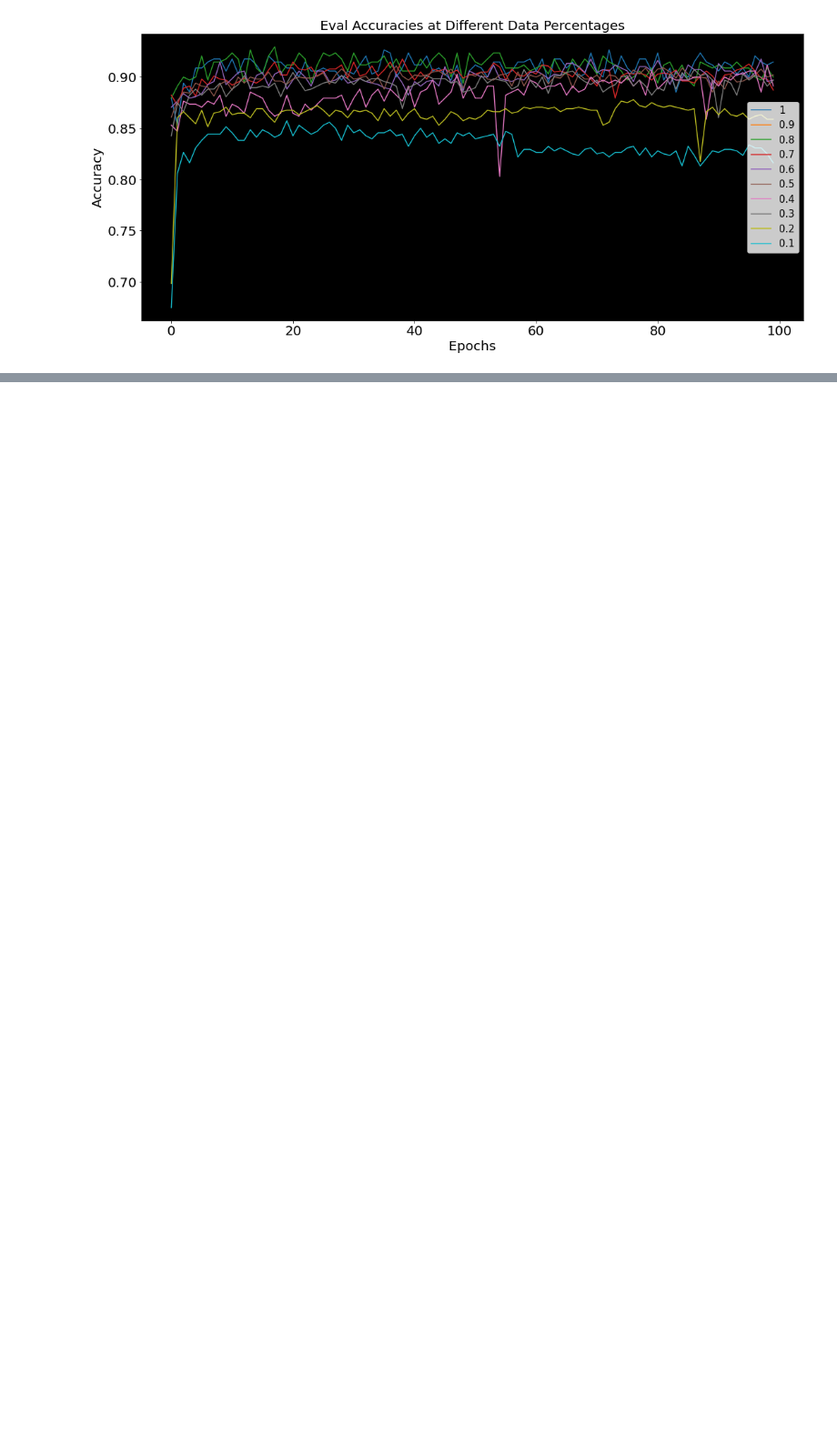
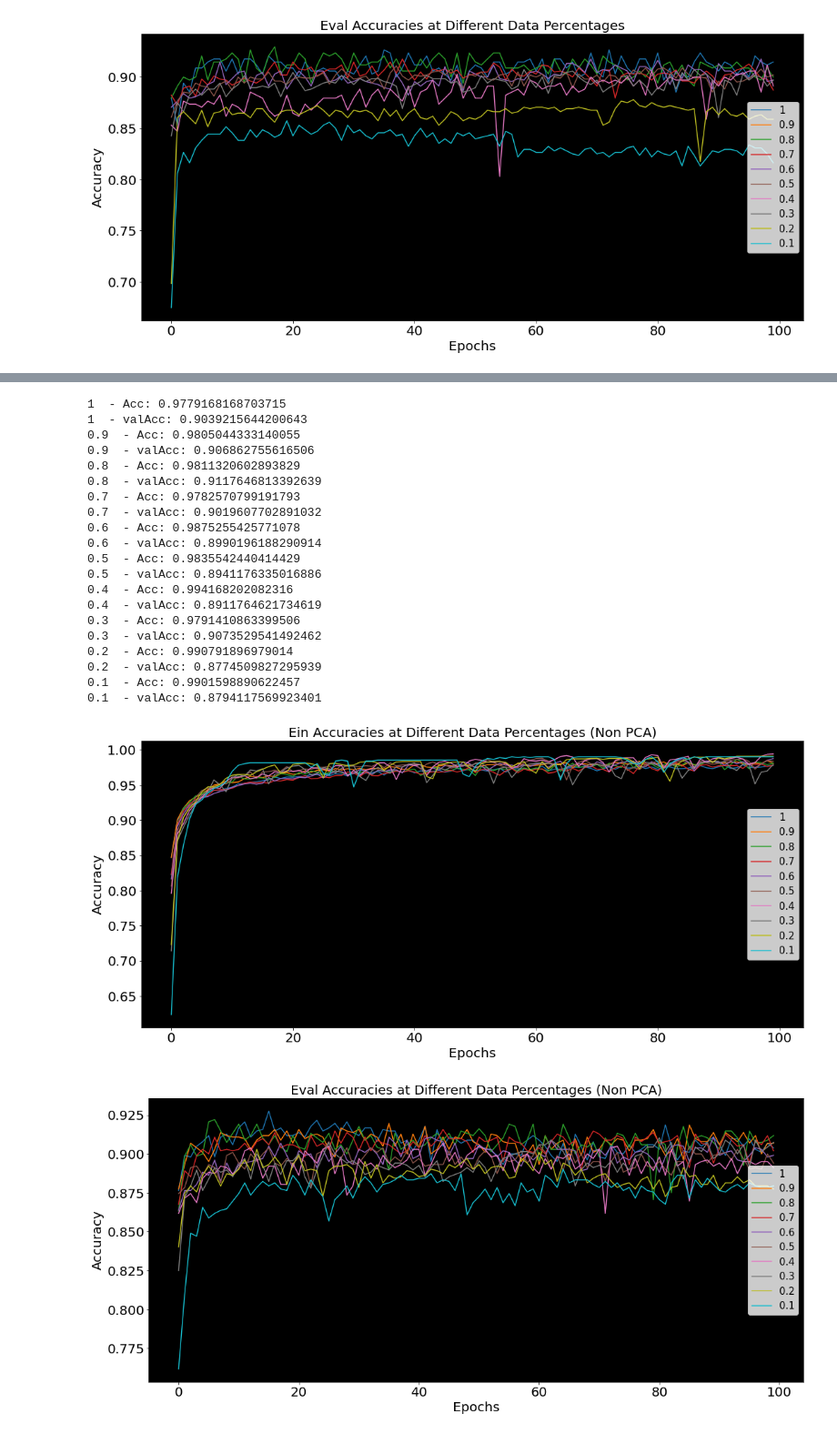
Before and after one commit to timothylindsey/Biola-Lawrence-Livermore-Project, a Jupyter notebook: Code/Graphing Error Based on Different Data Sizes.ipynb, the cells around one changed output, grey strips where cells are left out. Shown at 91% size. Cells and saved outputs as stored; diff of their text form; code cells hidden in the pictures; blank space fills up the shorter version.

Commit message:
Graphed non PCA Data Dropping

```diff
--- a/Code/Graphing Error Based on Different Data Sizes.ipynb
+++ b/Code/Graphing Error Based on Different Data Sizes.ipynb
@@ -261,0 +328,54 @@ ax1.set_facecolor("black")
+# %%
+
+fig, ax = plt.subplots(figsize=(18,8))
+plt.yticks(fontsize=20)
+plt.xticks(fontsize=20)
+fig1, ax1 = plt.subplots(figsize=(18,8))
+plt.yticks(fontsize=20)
+plt.xticks(fontsize=20)
+for i in range(len(historys)):
+    accuracy = np.zeros(len(historys[0][0].history["accuracy"]))
+    valAcc = np.zeros(len(historys[0][0].history["val_accuracy"]))
+    for run in historys[i]:
+        accuracy += np.array(run.history["accuracy"])
+        valAcc += np.array(run.history["val_accuracy"])
+    accuracy /= len(historys[i])
+    valAcc /= len(historys[i])
+    ax.plot(accuracy, label = dataPercents[i])
+    ax1.plot(valAcc, label = dataPercents[i])
+    print(dataPercents[i], " - Acc:", accuracy[-1])
+    print(dataPercents[i], " - valAcc:", valAcc[-1])
+
+ax.legend(loc = 'right', fontsize = 15)
+ax.set_title("Ein Accuracies at Different Data Percentages (Non PCA)", fontsize = 20)
+ax.set_xlabel("Epochs", fontsize = 20)
+ax.set_ylabel("Accuracy", fontsize = 20)
+ax.set_facecolor("black")
+ax1.legend(loc = 'right', fontsize = 15)
+ax1.set_title("Eval Accuracies at Different Data Percentages (Non PCA)", fontsize = 20)
+ax1.set_xlabel("Epochs", fontsize = 20)
+ax1.set_ylabel("Accuracy", fontsize = 20)
+ax1.set_facecolor("black")
+# %% [output]
+1  - Acc: 0.9779168168703715
+1  - valAcc: 0.9039215644200643
+0.9  - Acc: 0.9805044333140055
+0.9  - valAcc: 0.906862755616506
+0.8  - Acc: 0.9811320602893829
+0.8  - valAcc: 0.9117646813392639
+0.7  - Acc: 0.9782570799191793
+0.7  - valAcc: 0.9019607702891032
+0.6  - Acc: 0.9875255425771078
+0.6  - valAcc: 0.8990196188290914
+0.5  - Acc: 0.9835542440414429
+0.5  - valAcc: 0.8941176335016886
+0.4  - Acc: 0.994168202082316
+0.4  - valAcc: 0.8911764621734619
+0.3  - Acc: 0.9791410863399506
+0.3  - valAcc: 0.9073529541492462
+0.2  - Acc: 0.990791896979014
+0.2  - valAcc: 0.8774509827295939
+0.1  - Acc: 0.9901598890622457
+0.1  - valAcc: 0.8794117569923401
+[figure, added]
+[figure, added]
```
Also changed, not shown: parts of 1 cell of this notebook.
